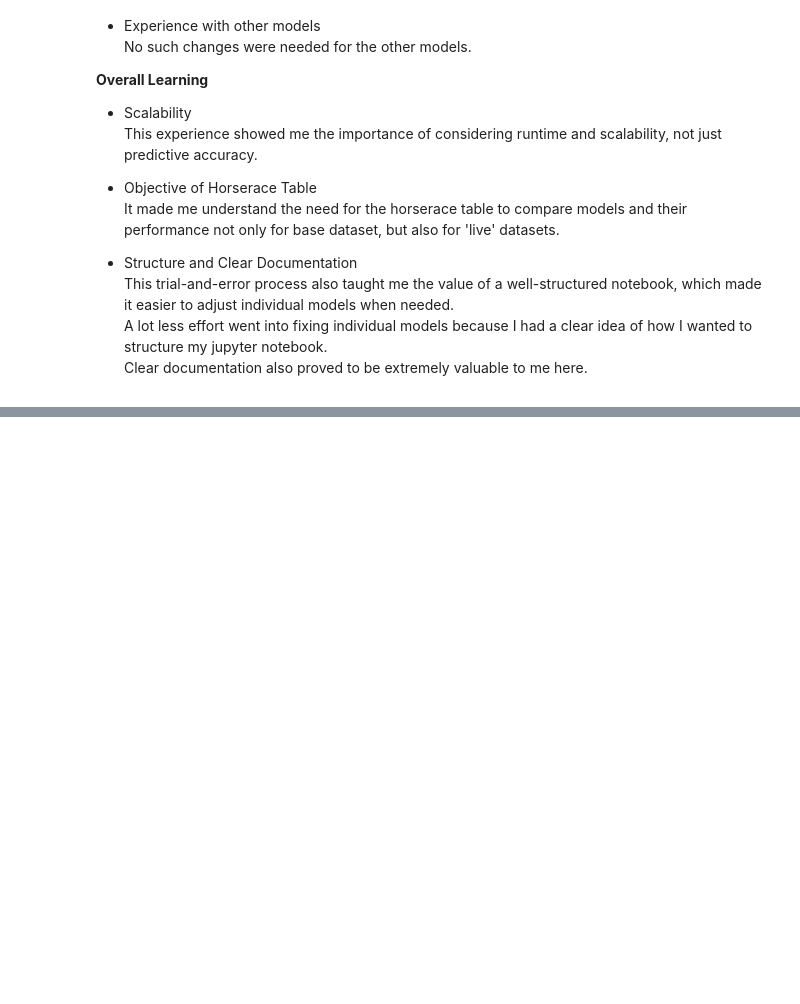
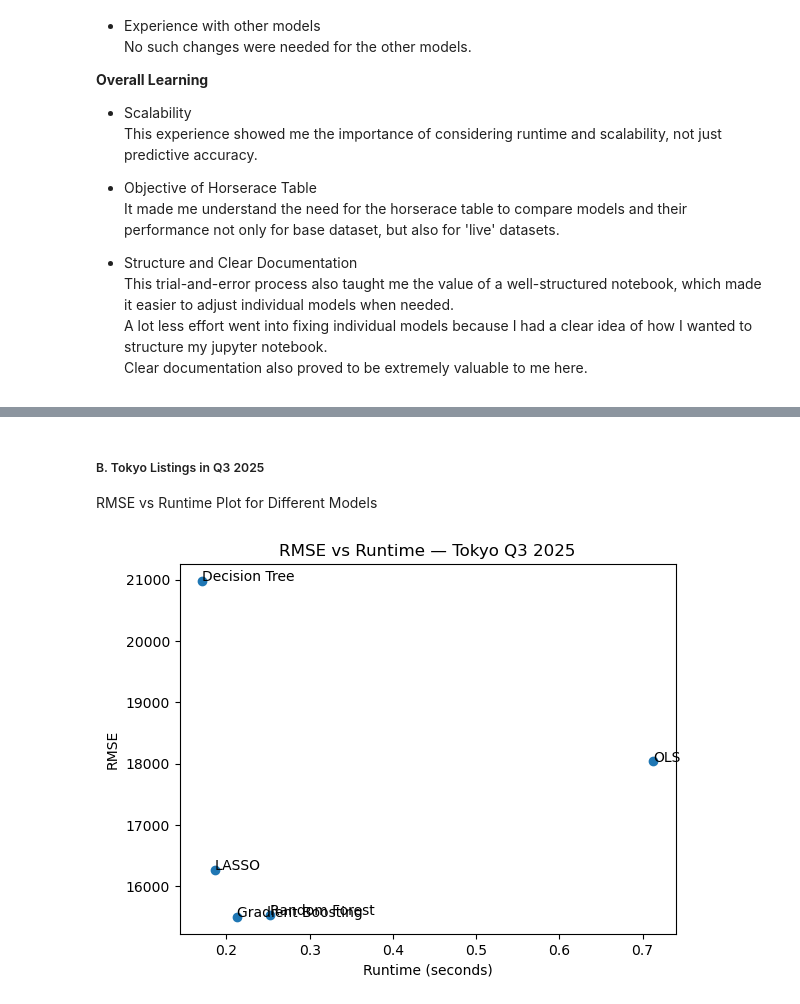
Before and after one commit to zarizachow/Data-Analysis-3, a Jupyter notebook: Assignment-1/chowdhury_zariza_assignment_1_code.ipynb, the cells around one changed output, grey strips where cells are left out. Cells and saved outputs as stored; diff of their text form; code cells hidden in the pictures; blank space fills up the shorter version.

```diff
--- a/Assignment-1/chowdhury_zariza_assignment_1_code.ipynb
+++ b/Assignment-1/chowdhury_zariza_assignment_1_code.ipynb
@@ -2118,0 +1844,47 @@ While building the models, I faced runtime issues, mainly with the Random Forest
+# %% [markdown]
+##### B. Tokyo Listings in Q3 2025
+
+RMSE vs Runtime Plot for Different Models
+# %%
+# Ensure Plots directory exists
+os.makedirs("Plots", exist_ok=True)
+
+models = [
+    "OLS",
+    "LASSO",
+    "Random Forest",
+    "Gradient Boosting",
+    "Decision Tree"
+]
+
+rmse_tokyo_q3_2025 = [
+    rmse_ols_val_tokyo_q3_2025,
+    rmse_lasso_val_tokyo_q3_2025,
+    rmse_rf_val_tokyo_q3_2025,
+    rmse_gb_val_tokyo_q3_2025,
+    rmse_dt_val_tokyo_q3_2025
+]
+
+runtime_tokyo_q3_2025 = [
+    runtime_ols_val_tokyo_q3_2025,
+    runtime_lasso_val_tokyo_q3_2025,
+    runtime_rf_val_tokyo_q3_2025,
+    runtime_gb_val_tokyo_q3_2025,
+    runtime_dt_val_tokyo_q3_2025
+]
+
+plt.figure()
+plt.scatter(runtime_tokyo_q3_2025, rmse_tokyo_q3_2025)
+
+for i, model in enumerate(models):
+    plt.text(runtime_tokyo_q3_2025[i], rmse_tokyo_q3_2025[i], model)
+
+plt.xlabel("Runtime (seconds)")
+plt.ylabel("RMSE")
+plt.title("RMSE vs Runtime — Tokyo Q3 2025")
+
+plt.savefig("Plots/rmse-vs-runtime_tokyo_q3_2025.png", bbox_inches="tight")
+
+plt.show()
+# %% [output]
+[figure, added]
```
Also changed, not shown: parts of 32 cells of this notebook, 7 other files.
